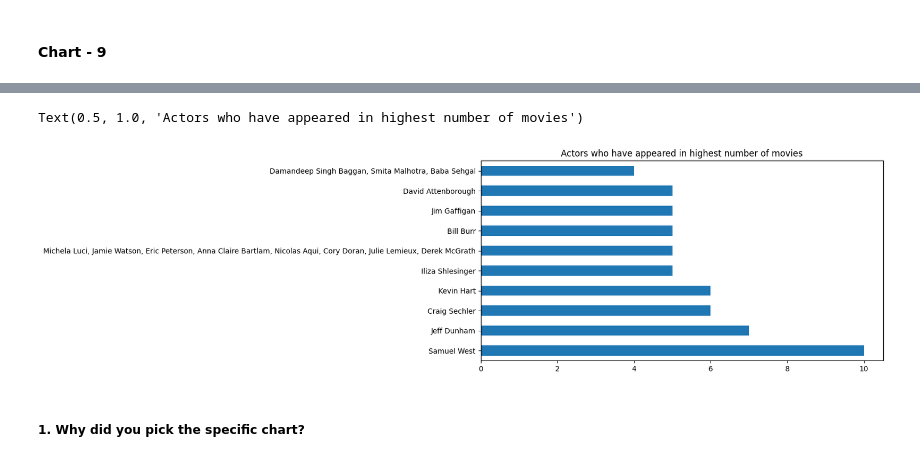
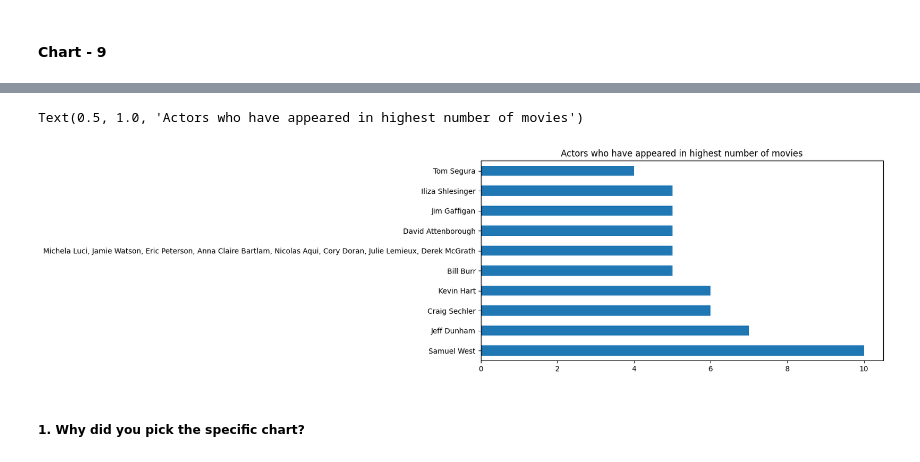
Before and after one commit to VIRU2341/alma-beetter-netflix, a Jupyter notebook: NETFLIX_MOVIES_AND_TV_SHOWS_EDA_analysis.ipynb, the cells around one changed output, grey strips where cells are left out. Cells and saved outputs as stored; diff of their text form; code cells hidden in the pictures.

```diff
--- a/NETFLIX_MOVIES_AND_TV_SHOWS_EDA_analysis.ipynb
+++ b/NETFLIX_MOVIES_AND_TV_SHOWS_EDA_analysis.ipynb
@@ -239,7 +241,7 @@ No. of unique values in  description is 7769 .
 # %%
 # Write your code to make your dataset analysis ready.
 df["cast"]=df["cast"].fillna('unknown')
-df["director"]=df["director"].fillna()
+df["director"]=df["director"].fillna(0)
 df["country"]=df["country"].fillna('unknown')
 df['rating'] = df['rating'].fillna(df['rating'].mode()[0])
 df.dropna(axis=0, inplace = True)
@@ -534,12 +556,12 @@ Kid's Shows are the highest number of genres type of TV shows and International
 # %%
 # Chart - 9 visualization code
 # Top actors for movies
 plt.figure(figsize=(10,5))
-df[~(df['cast']=='Unknown') & (df['type']=='Movie')].cast.value_counts().nlargest(10).plot(kind='barh')
+df[~(df['cast']=='Unknown') & (df['type']=='Movie')].cast.value_counts()[1:11].nlargest(10).plot(kind='barh')
 plt.title('Actors who have appeared in highest number of movies')
 # %% [output]
 Text(0.5, 1.0, 'Actors who have appeared in highest number of movies')
-[figure, old version]
+[figure, new version]
 # %% [markdown]
 ##### 1. Why did you pick the specific chart?
 # %% [markdown]
```
Also changed, not shown: parts of 11 cells of this notebook.
